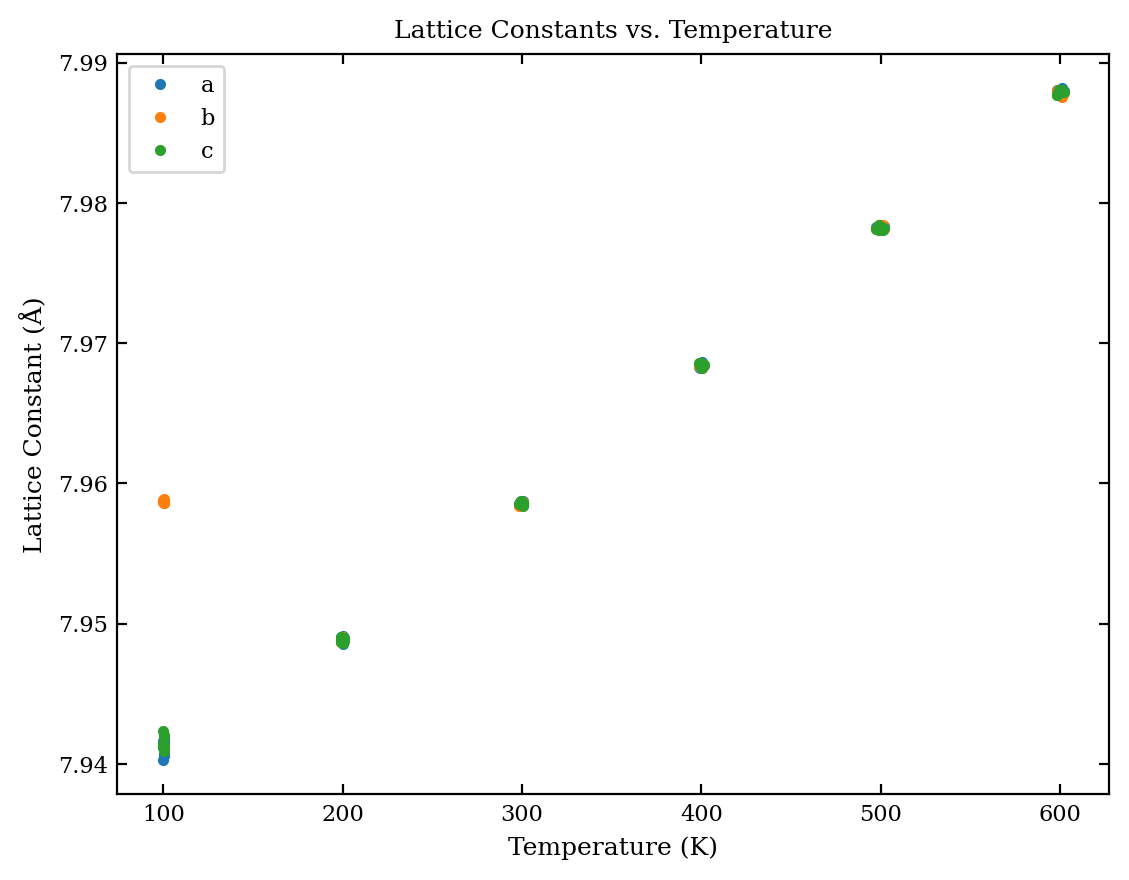
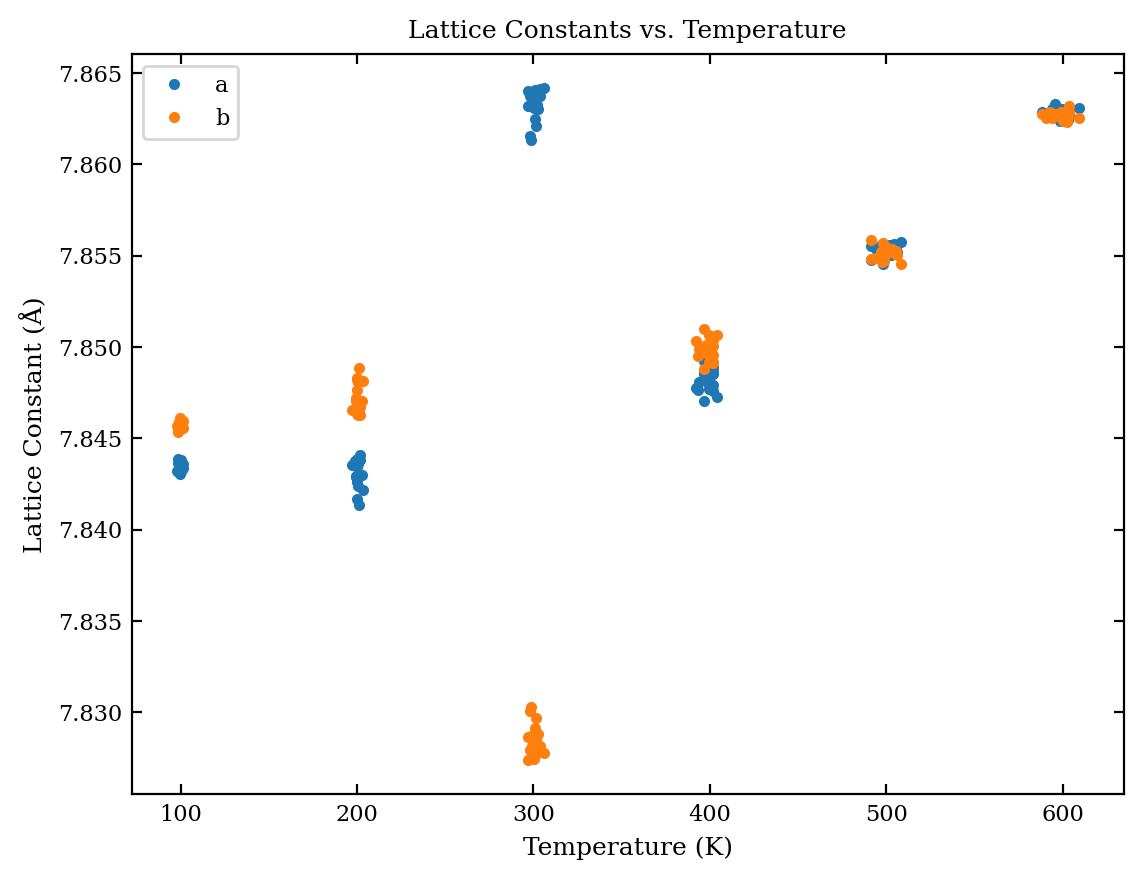
The change to this notebook cell's code, shown as a diff; its figure went from the first image to the second:
--- before
+++ after
@@ -1,5 +1,5 @@
 plt.plot(T, a, '.', label='a')
 plt.plot(T, b, '.', label='b')
-plt.plot(T, c, '.', label='c')
+#plt.plot(T, c, '.', label='c')
 plt.xlabel('Temperature (K)')
 plt.ylabel('Lattice Constant (Å)')

Commit: Minor changes